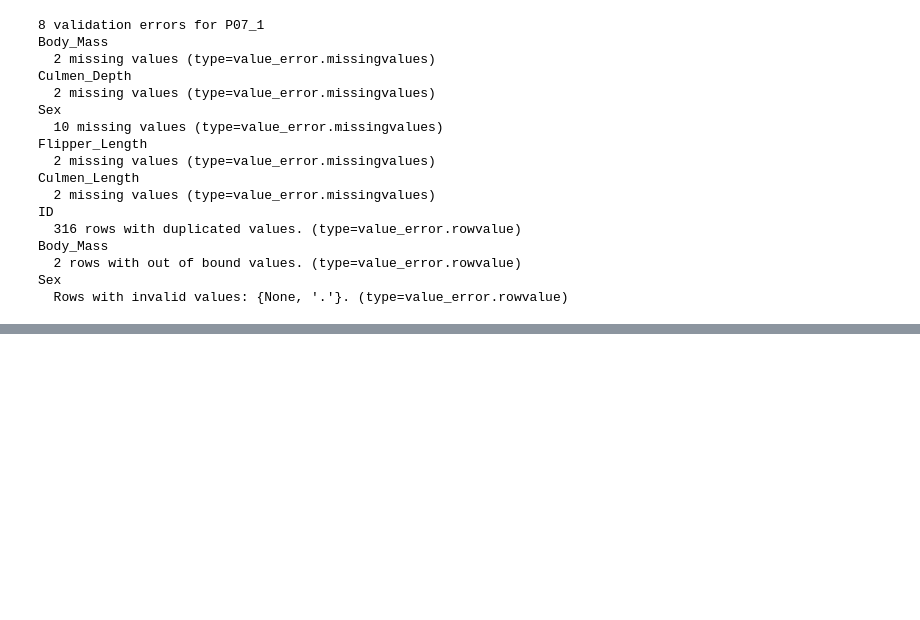
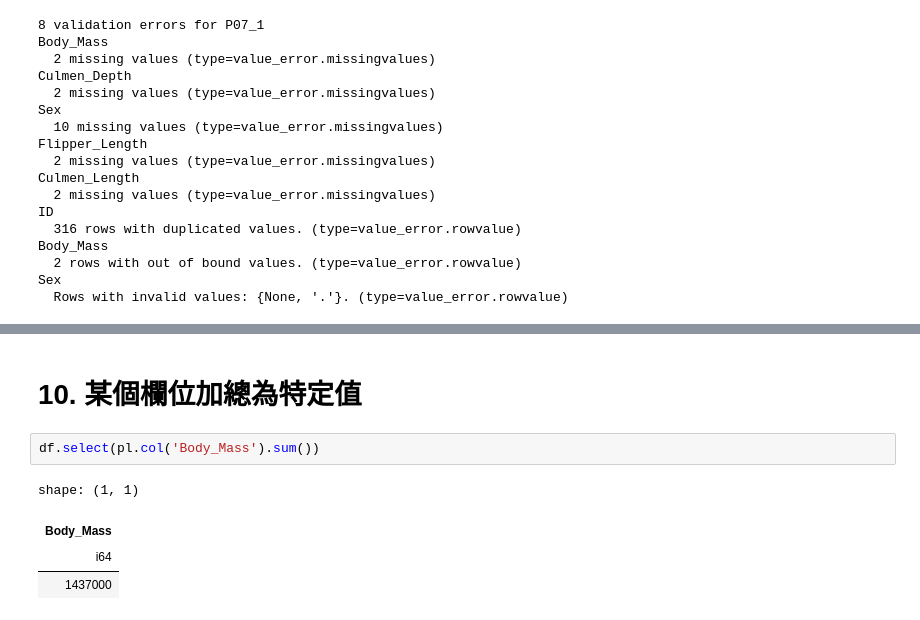
Before and after one commit to Alexchen666/Data-Analysis-101, a Jupyter notebook: data_validation.ipynb, the cells around one changed output, grey strips where cells are left out. Drawn from its saved outputs; the diff is of its cells as text; blank space fills up the shorter version.

```diff
--- a/data_validation.ipynb
+++ b/data_validation.ipynb
@@ -584,0 +691,9 @@ Sex
+# %% [markdown]
+# 10. 某個欄位加總為特定值
+# %%
+df.select(pl.col('Body_Mass').sum())
+# %% [output]
+shape: (1, 1)
+| Body_Mass |
+| i64 |
+| 1437000 |
```
Also changed, not shown: parts of 13 cells of this notebook.
